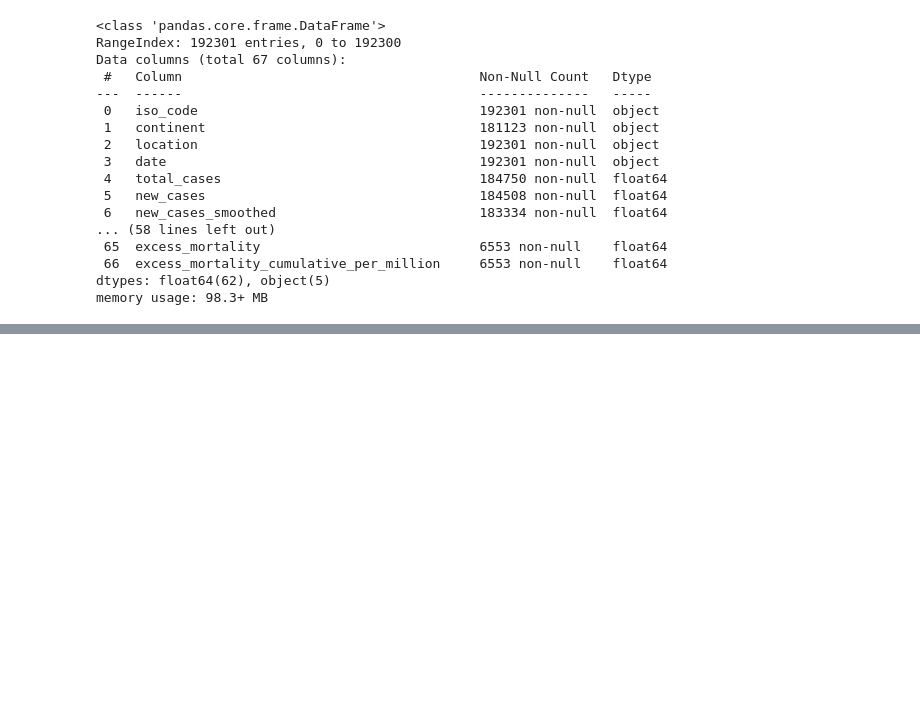
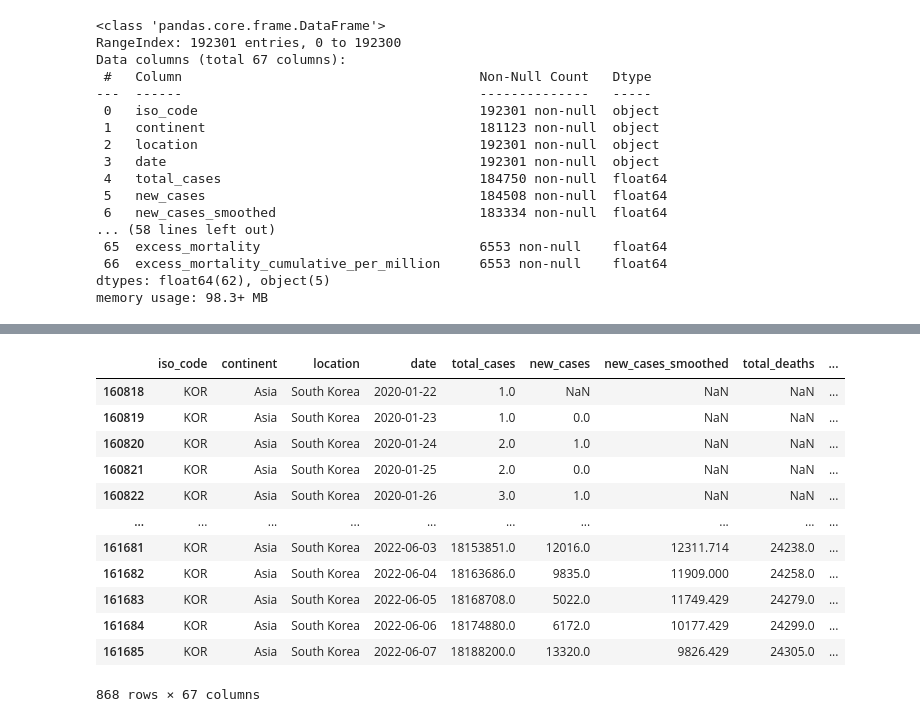
Before and after one commit to KimHyoJun99/LIKELION_AI, a Jupyter notebook: Data_TIL/EDA/EDA_covid.ipynb, the cells around one changed output, grey strips where cells are left out. Cells and saved outputs as stored; diff of their text form; code cells hidden in the pictures; blank space fills up the shorter version.

```diff
--- a/Data_TIL/EDA/EDA_covid.ipynb
+++ b/Data_TIL/EDA/EDA_covid.ipynb
@@ -44,0 +100,17 @@ memory usage: 98.3+ MB
+# %%
+df_KOR = df[df["iso_code"] == 'KOR']
+df_KOR
+# %% [output]
+|  | iso_code | continent | location | date | total_cases | new_cases | new_cases_smoothed | total_deaths | ... |
+| 160818 | KOR | Asia | South Korea | 2020-01-22 | 1.0 | NaN | NaN | NaN | ... |
+| 160819 | KOR | Asia | South Korea | 2020-01-23 | 1.0 | 0.0 | NaN | NaN | ... |
+| 160820 | KOR | Asia | South Korea | 2020-01-24 | 2.0 | 1.0 | NaN | NaN | ... |
+| 160821 | KOR | Asia | South Korea | 2020-01-25 | 2.0 | 0.0 | NaN | NaN | ... |
+| 160822 | KOR | Asia | South Korea | 2020-01-26 | 3.0 | 1.0 | NaN | NaN | ... |
+| ... | ... | ... | ... | ... | ... | ... | ... | ... | ... |
+| 161681 | KOR | Asia | South Korea | 2022-06-03 | 18153851.0 | 12016.0 | 12311.714 | 24238.0 | ... |
+| 161682 | KOR | Asia | South Korea | 2022-06-04 | 18163686.0 | 9835.0 | 11909.000 | 24258.0 | ... |
+| 161683 | KOR | Asia | South Korea | 2022-06-05 | 18168708.0 | 5022.0 | 11749.429 | 24279.0 | ... |
+| 161684 | KOR | Asia | South Korea | 2022-06-06 | 18174880.0 | 6172.0 | 10177.429 | 24299.0 | ... |
+| 161685 | KOR | Asia | South Korea | 2022-06-07 | 18188200.0 | 13320.0 | 9826.429 | 24305.0 | ... |
+868 rows × 67 columns
```
Also changed, not shown: parts of 6 cells of this notebook.
